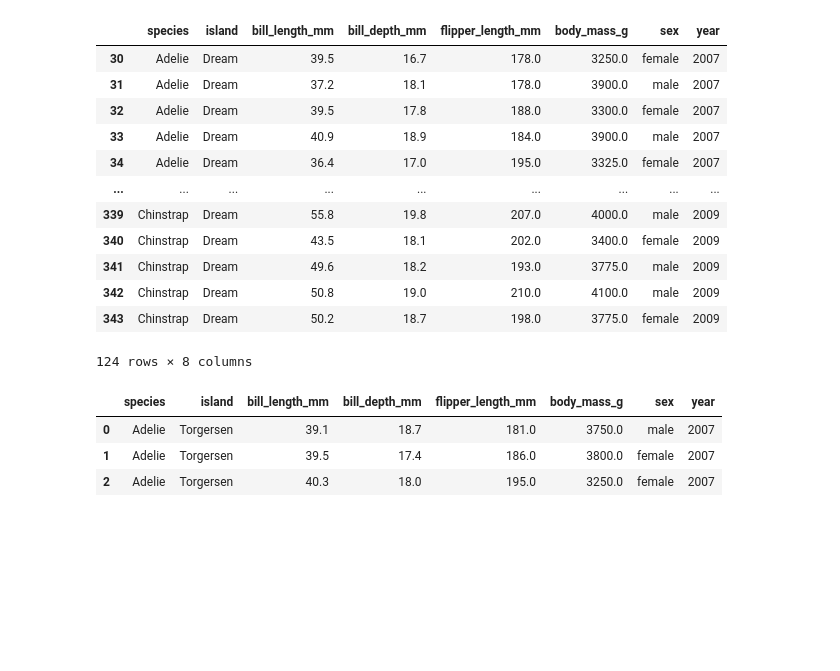
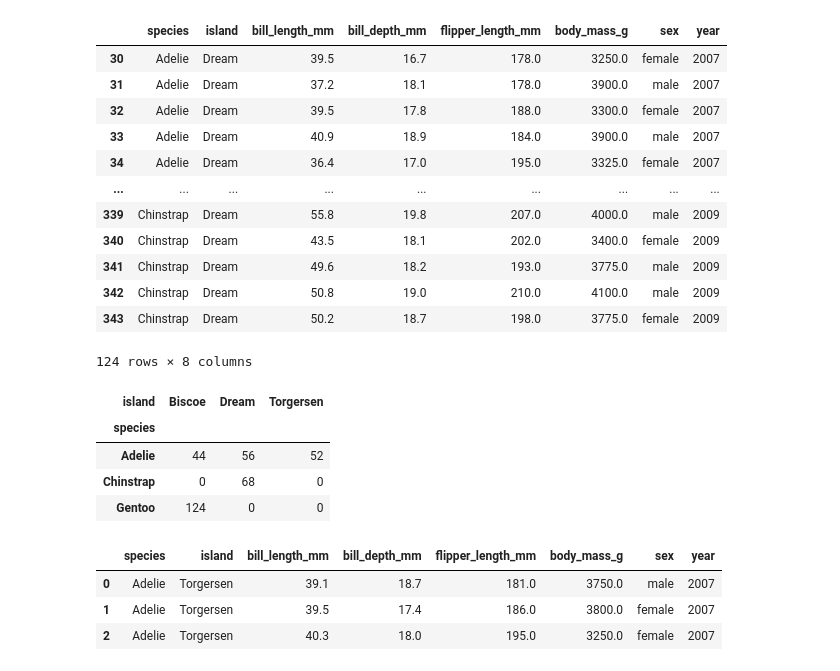
Before and after one commit to JanaEsther/czechitas-python-pro-datovou-analyzu-2024-02, a Jupyter notebook: notebooks/lekce-01/penguins.ipynb, the cells around one changed output. Cells and saved outputs as stored; diff of their text form; code cells hidden in the pictures; blank space fills up the shorter version.

Commit message:
pivot_tables

```diff
--- a/notebooks/lekce-01/penguins.ipynb
+++ b/notebooks/lekce-01/penguins.ipynb
@@ -95,6 +127,14 @@ penguins[penguins['island']== 'Dream']
 | 342 | Chinstrap | Dream | 50.8 | 19.0 | 210.0 | 4100.0 | male | 2009 |
 | 343 | Chinstrap | Dream | 50.2 | 18.7 | 198.0 | 3775.0 | female | 2009 |
 124 rows × 8 columns
+# %%
+pd.crosstab(penguins["species"], penguins["island"])
+# %% [output]
+| island | Biscoe | Dream | Torgersen |
+| species |  |  |  |
+| Adelie | 44 | 56 | 52 |
+| Chinstrap | 0 | 68 | 0 |
+| Gentoo | 124 | 0 | 0 |
 # %%
 penguins.head(3)
 # %% [output]
```
Also changed, not shown: parts of 3 cells of this notebook.
